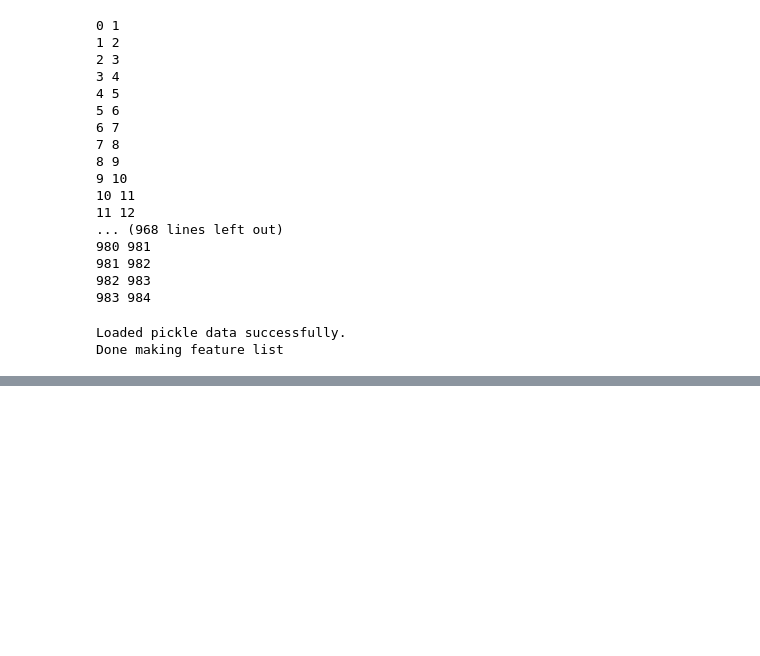
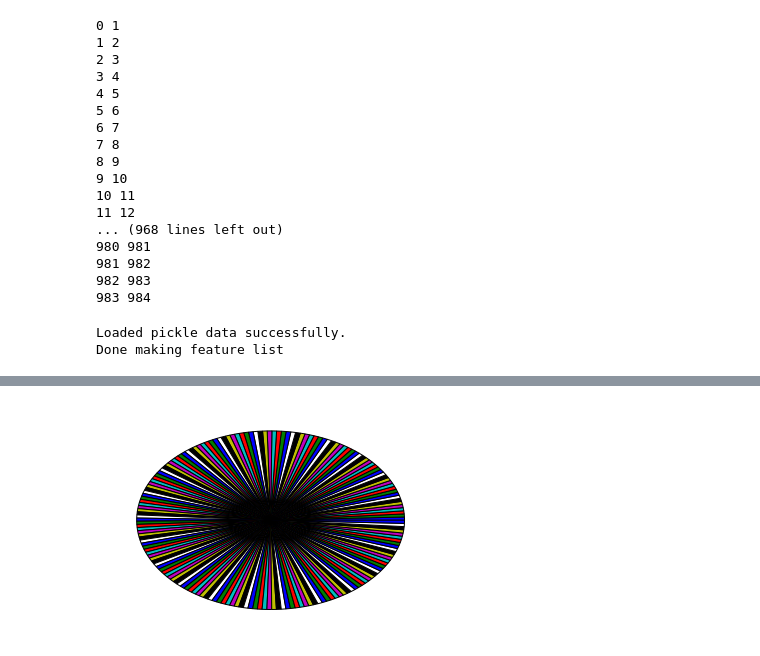
Before and after one commit to mjlavin80/fiction, a Jupyter notebook: Sandbox.ipynb, the cells around one changed output, grey strips where cells are left out. Saved outputs shown, nothing was run; the diff lists cells and outputs as text; code cells hidden in the pictures; blank space fills up the shorter version.

```diff
--- a/Sandbox.ipynb
+++ b/Sandbox.ipynb
@@ -250,12 +250,14 @@ partition_features_test_train("crime", pData)
 983 984
 # %%
 from sklearn.decomposition import PCA
+pca = PCA(n_components=2)
 from nltk import corpus
 import numpy as np
 from sklearn.cluster import MeanShift, estimate_bandwidth, AffinityPropagation, MiniBatchKMeans, AgglomerativeClustering
 from sklearn.feature_extraction import DictVectorizer
 from sklearn.feature_extraction.text import TfidfTransformer
 import pandas as pd
+
 pca = PCA(n_components=2)
 from application.pickles import pickledData
 
@@ -268,8 +270,10 @@ feature_dicts = pData.feature_dicts
 
 from application.selective_features import make_feature_list, dictionaries_of_features
 
-top_genre_terms = make_feature_list("lavin_lexicon/features_correlation_with_genre_all.csv", "spearman", 8000)
-new_feature_dicts = dictionaries_of_features(feature_dicts, top_genre_terms)
+#top_genre_terms = make_feature_list("lavin_lexicon/features_correlation_with_genre_all.csv", "spearman", 8000)
+
+#new_feature_dicts = dictionaries_of_features(feature_dicts, top_genre_terms)
+new_feature_dicts = dictionaries_of_features(feature_dicts, ["police", "murder", "investigation", "crime"])
 print("Done making feature list")
 
 # create vectors using N top features not in stops
@@ -321,0 +363,5 @@ plt.show()
+# %%
+plt.pie(one_group["year"])
+plt.show()
+# %% [output]
+[figure, added]
```
Also changed, not shown: parts of 5 cells of this notebook, 15 other files.
